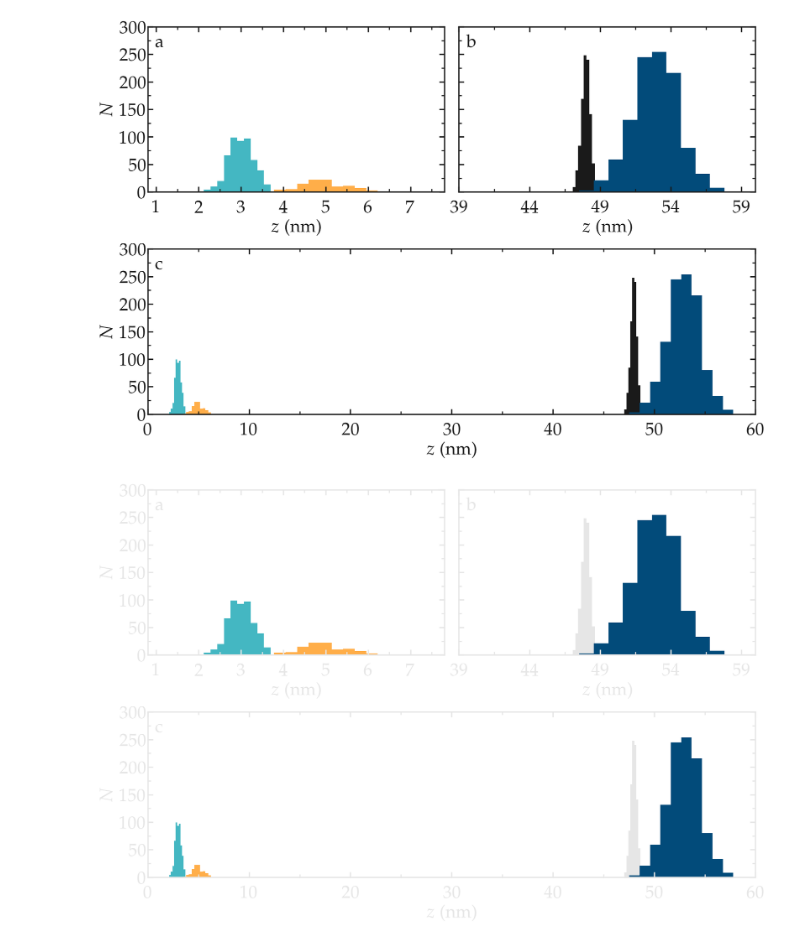
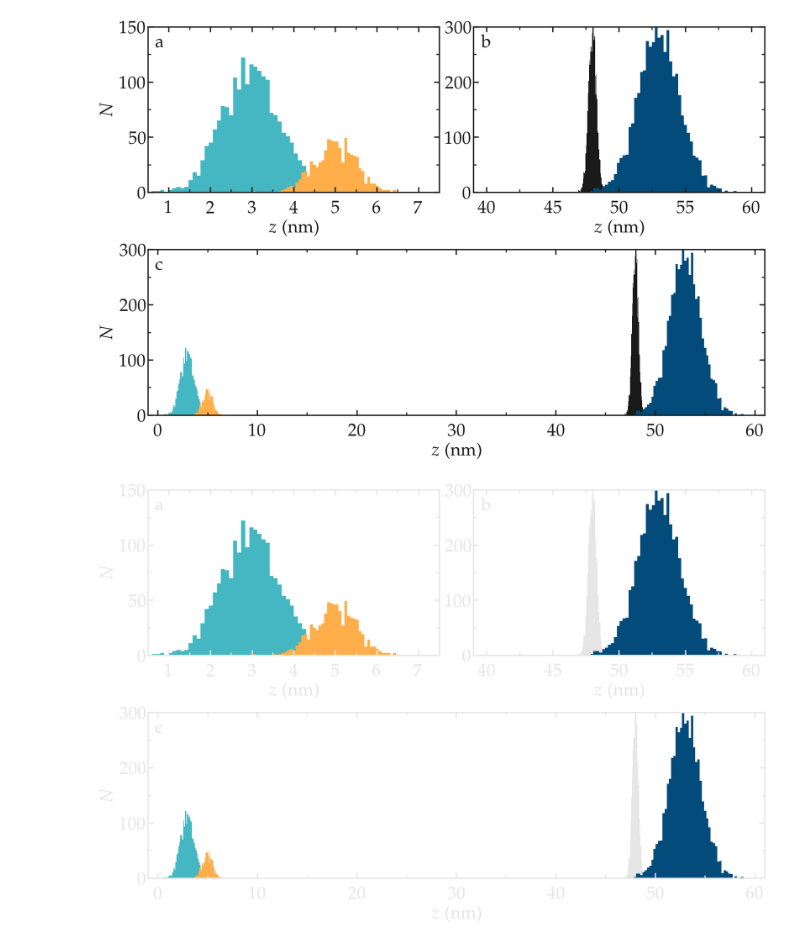
Before and after one commit to simongravelle/pyplot-perso, a Jupyter notebook: examples.ipynb, the cells around one changed output. Drawn from its saved outputs; the diff is of its cells as text; code cells hidden in the pictures.

```diff
--- a/examples.ipynb
+++ b/examples.ipynb
@@ -24,16 +24,20 @@ for mode, mygray in zip(['light', 'dark'], [colors["mylightgray"], colors["mydar
     ax, n, l_tot, c_tot = [], 0, 1, 1
     n += 1
     ax.append(plt.subplot(l_tot, c_tot, n))
-    x, y = random_linear_generator(xmin = 1, xmax = 9, slope = 0.35, alpha = 0.1, N = 200)
+    x, y = random_linear_generator(xmin = 1, xmax = 9, slope = 0.39, alpha = 0.1, N = 200)
     ax[-1].plot(x, y, 'o', color=colors["mycyan"],
                 markersize = 8, linewidth=4, label=r'series $\alpha$')
-    x, y = random_linear_generator(xmin = 5, xmax = 10, slope = 0.4, alpha = 0.2)
+    x, y = random_linear_generator(xmin = 5, xmax = 10, slope = 0.41, alpha = 0.2, pref = 0.6)
     ax[-1].plot(x, y, 's', color=colors["myorange"],
                 markersize = 12, linewidth=4, label=r'series $\beta$')
-    x, y = random_linear_generator(xmin = 0, xmax = 6, slope = 0.4, alpha = 0.5)
+    x, y = random_linear_generator(xmin = 0, xmax = 6, slope = 0.4, alpha = 0.5, pref = 1.1)
     ax[-1].plot(x, y, 'p', color=mygray,
                 markersize = 12, linewidth=4, label=r'series $\gamma$')
-    complete_panel(ax[-1], r'$x_i$ (ps)', r'$\gamma$ (ms$^{-1}$)', legend=True, axis_color=mygray, xpad=15)
+    x, y = random_linear_generator(xmin = 0, xmax = 10, slope = 0.4, pref = 0)
+    ax[-1].plot(x, y, '-', color=mygray,
+                markersize = 12, linewidth=4)
+    complete_panel(ax[-1], r'$x_i$ (ps)', r'$\Gamma$ (ms$^{-1}$)',
+                   legend=True, axis_color=mygray, xpad=15)
     set_boundaries(plt, x_boundaries=(-0.5, 10.5), y_boundaries=(-1.5, 6.5),
                    x_ticks=np.arange(0, 11, 1), y_ticks=np.arange(-1, 7, 1))
     save_figure(plt, fig, mode, git_path, path_figures, filename, transparency = desired_transparency)
@@ -44,48 +48,48 @@ for mode, mygray in zip(['light', 'dark'], [colors["mylightgray"], colors["mydar
 def generate_gaussian(mu, sigma, N):
     return np.random.normal(mu, sigma, N)
 # %%
-data1 = generate_gaussian(3, 0.3, 500)
-data2 = generate_gaussian(5, 0.5, 100)
-data3 = generate_gaussian(48, 0.3, 1000)
-data4 = generate_gaussian(53, 1.6, 1050)
+data1 = generate_gaussian(3, 0.7, 2000)
+data2 = generate_gaussian(5, 0.5, 800)
+data3 = generate_gaussian(48, 0.3, 5000)
+data4 = generate_gaussian(53, 1.6, 5250)
 # %%
 filename = "example-2"
 desired_transparency = True
 for mode, mygray in zip(['light', 'dark'], [colors["mylightgray"], colors["mydarkgray"]]):
 
     gs = gridspec.GridSpec(2, 2)
 
     fig = prepare_figure(mode, transparency=desired_transparency, desired_figsize=(18,12))
 
     ax = []
     ax.append(plt.subplot(gs[0, 0]))
     x, y = random_linear_generator(slope = 0.3, alpha = 0.1)
-    ax[-1].hist(data1, color=colors["mycyan"])
-    ax[-1].hist(data2, color=colors["myorange"])
+    ax[-1].hist(data1, bins = 50, color=colors["mycyan"])
+    ax[-1].hist(data2, bins = 50, color=colors["myorange"])
     complete_panel(ax[-1], r'$z$ (nm)', r'$N$', legend=False, axis_color=mygray, xpad=15)
-    set_boundaries(plt, x_boundaries=(0.8, 7.8), y_boundaries=(0, 300),
-                   x_ticks=np.arange(1, 7.1, 1), y_ticks=np.arange(0, 301, 50))
+    set_boundaries(plt, x_boundaries=(0.5, 7.5), y_boundaries=(0, 150),
+                   x_ticks=np.arange(1, 7.1, 1), y_ticks=np.arange(0, 151, 50))
 
     ax.append(plt.subplot(gs[0, 1]))
     x, y = random_linear_generator(slope = 0.3, alpha = 0.1)
-    ax[-1].hist(data3, color=mygray)
-    ax[-1].hist(data4, color=colors["mydarkblue"])
-    complete_panel(ax[-1], r'$z$ (nm)', None, legend=False, axis_color=mygray, xpad=15)
-    set_boundaries(plt, x_boundaries=(40, 60), y_boundaries=(0, 300),
-                   x_ticks=np.arange(39, 61, 5), y_ticks=np.arange(0, 301, 50))
+    ax[-1].hist(data3, bins = 50, color=mygray)
+    ax[-1].hist(data4, bins = 50,color=colors["mydarkblue"])
+    complete_panel(ax[-1], r'$z$ (nm)', r'', legend=False, axis_color=mygray, xpad=15)
+    set_boundaries(plt, x_boundaries=(39, 61), y_boundaries=(0, 300),
+                   x_ticks=np.arange(40, 61, 5), y_ticks=np.arange(0, 301, 100))
 
     ax.append(plt.subplot(gs[1, :]))
     x, y = random_linear_generator(slope = 0.3, alpha = 0.1)
-    ax[-1].hist(data1, color=colors["mycyan"],)
-    ax[-1].hist(data2, color=colors["myorange"])
-    ax[-1].hist(data3, color=mygray)
-    ax[-1].hist(data4, color=colors["mydarkblue"])
+    ax[-1].hist(data1, bins = 50, color=colors["mycyan"],)
+    ax[-1].hist(data2, bins = 50, color=colors["myorange"])
+    ax[-1].hist(data3, bins = 50, color=mygray)
+    ax[-1].hist(data4, bins = 50, color=colors["mydarkblue"])
     complete_panel(ax[-1], r'$z$ (nm)', r'$N$', legend=False, axis_color=mygray, xpad=15)
-    set_boundaries(plt, x_boundaries=(0, 60), y_boundaries=(0, 300),
-                   x_ticks=np.arange(0, 61, 10), y_ticks=np.arange(0, 301, 50))
+    set_boundaries(plt, x_boundaries=(-1, 61), y_boundaries=(0, 300),
+                   x_ticks=np.arange(0, 61, 10), y_ticks=np.arange(0, 301, 100))
 
     add_subplotlabels(fig, ax, ["a", "b", "c"], color=mygray)
     save_figure(plt, fig, mode, git_path, path_figures, filename, transparency = desired_transparency)
 # %% [output]
-[figure, old version]
+[figure, new version]
-[figure, old version]
+[figure, new version]
```
Also changed, not shown: parts of 1 cell of this notebook, 4 other files.
